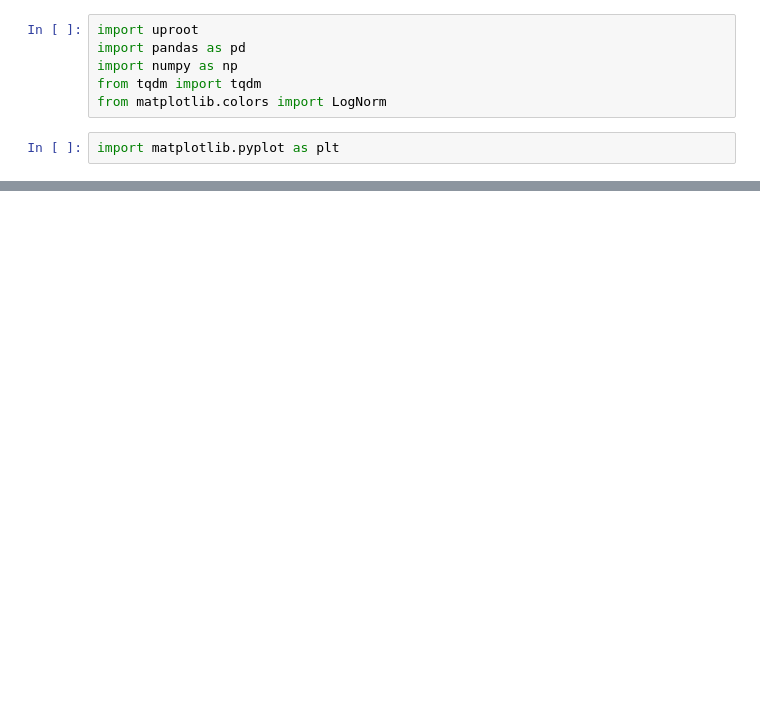
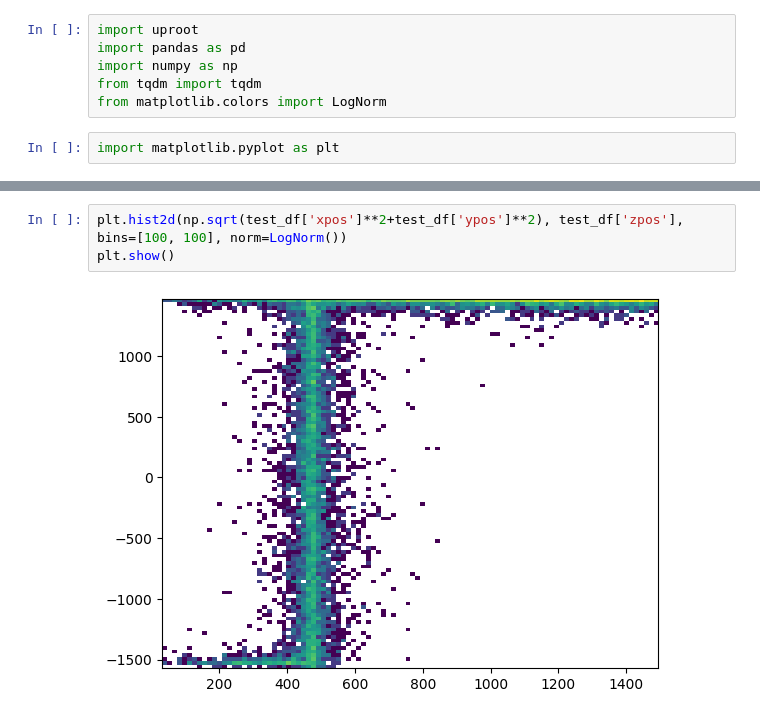
Before and after one commit to jpienaar13/HermeticTPC, a Jupyter notebook: 01_WIS_HTPC.ipynb, the cells around one changed output, grey strips where cells are left out. Saved outputs shown, nothing was run; the diff lists cells and outputs as text; blank space fills up the shorter version.

```diff
--- a/01_WIS_HTPC.ipynb
+++ b/01_WIS_HTPC.ipynb
@@ -355,0 +126,5 @@ plt.show()
+# %%
+plt.hist2d(np.sqrt(test_df['xpos']**2+test_df['ypos']**2), test_df['zpos'],  bins=[100, 100], norm=LogNorm())
+plt.show()
+# %% [output]
+[figure, added]
```
Also changed, not shown: parts of 51 cells of this notebook, 9 other files.
